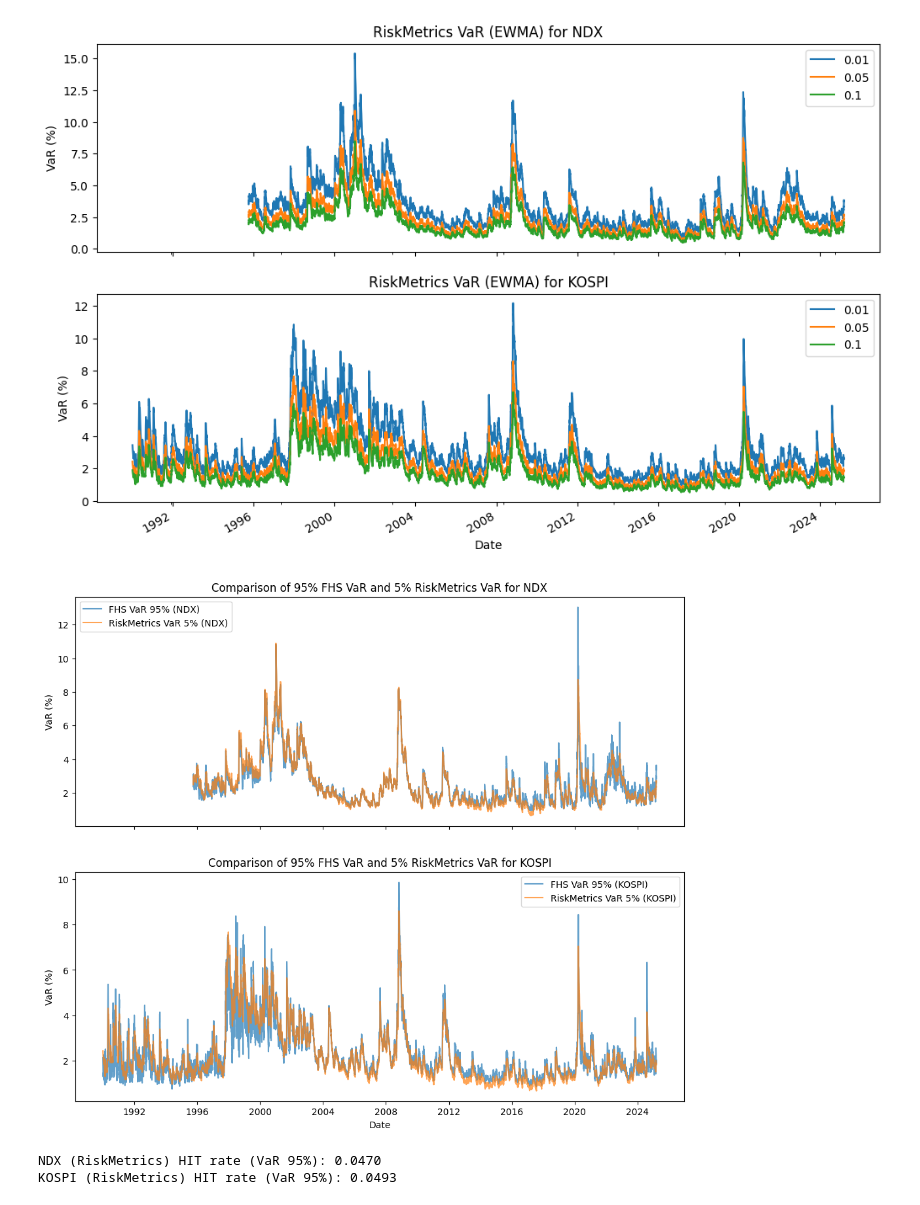
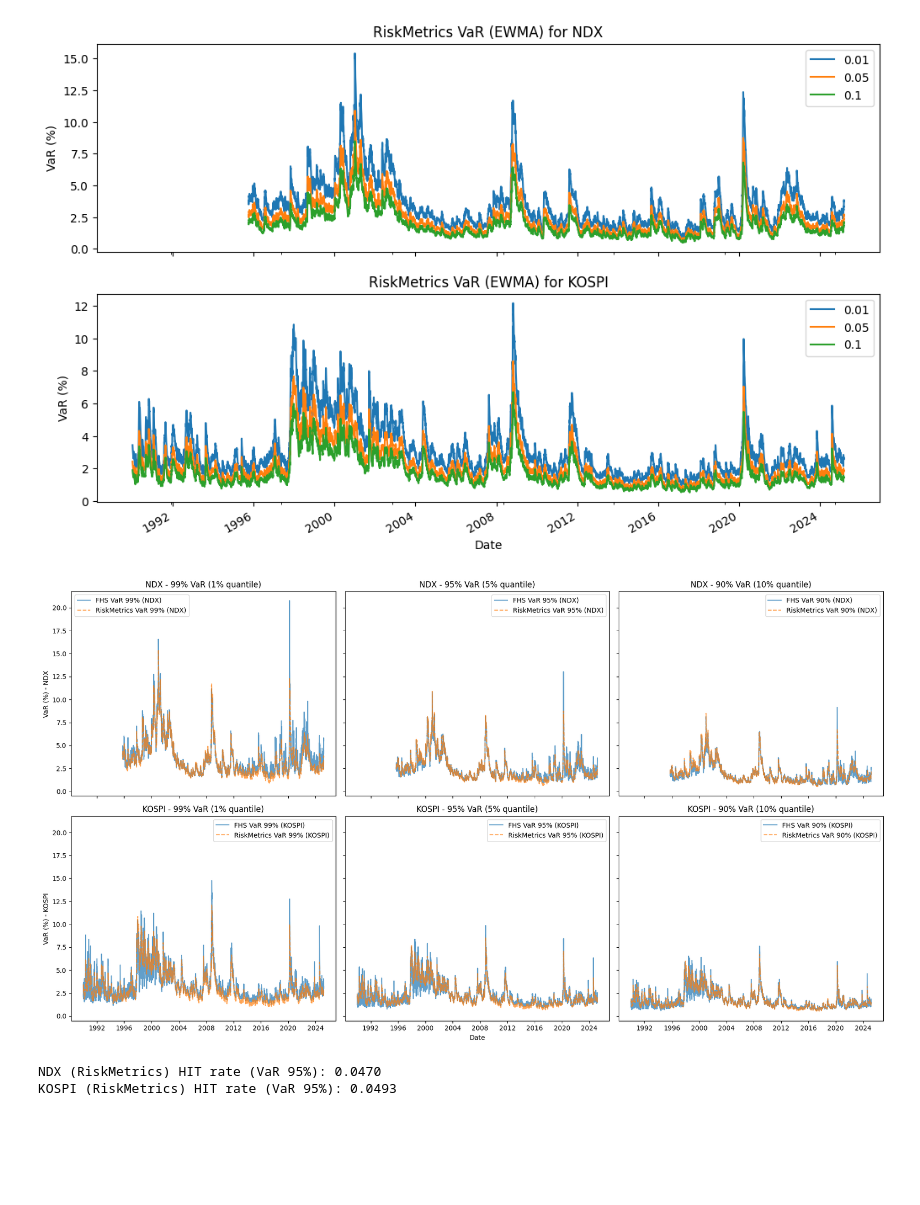
Before and after one commit to JiaqiSun45635/MFE-FE, a Jupyter notebook: PW4/Practical Work 4 Question 2 Latest (1).ipynb, the cells around one changed output. Drawn from its saved outputs; the diff is of its cells as text; code cells hidden in the pictures; blank space fills up the shorter version.

```diff
--- a/PW4/Practical Work 4 Question 2 Latest (1).ipynb
+++ b/PW4/Practical Work 4 Question 2 Latest (1).ipynb
@@ -646,29 +566,38 @@ plt.show()
 # %% [output]
 [figure]
 # %%
-# Compare 5% alpha results of FHS VaR and RiskMetrics VaR
-import matplotlib.pyplot as plt
+# Compare results of FHS VaR and RiskMetrics VaR
 
-fig, axes = plt.subplots(2, 1, figsize=(12, 10), sharex=True)
+fig, axes = plt.subplots(2, 3, figsize=(18, 10), sharex=True, sharey=True)
 
-# Plot 95% VaR for NDX
-axes[0].plot(ndx_var_df.index, ndx_var_df["VaR 95%"], label="FHS VaR 95% (NDX)", linestyle="-", alpha=0.7)
-axes[0].plot(ndx_var_riskmetrics_explicit.index, ndx_var_riskmetrics_explicit[0.05], label="RiskMetrics VaR 5% (NDX)", linestyle="-", alpha=0.7)
-axes[0].set_title("Comparison of 95% FHS VaR and 5% RiskMetrics VaR for NDX")
-axes[0].set_ylabel("VaR (%)")
-axes[0].legend()
+quantiles = [("VaR 99%", 0.01), ("VaR 95%", 0.05), ("VaR 90%", 0.10)]
+titles = ["99% VaR (1% quantile)", "95% VaR (5% quantile)", "90% VaR (10% quantile)"]
 
-# Plot 95% VaR for KOSPI
-axes[1].plot(kospi_var_df.index, kospi_var_df["VaR 95%"], label="FHS VaR 95% (KOSPI)", linestyle="-", alpha=0.7)
-axes[1].plot(kospi_var_riskmetrics_explicit.index, kospi_var_riskmetrics_explicit[0.05], label="RiskMetrics VaR 5% (KOSPI)", linestyle="-", alpha=0.7)
-axes[1].set_title("Comparison of 95% FHS VaR and 5% RiskMetrics VaR for KOSPI")
-axes[1].set_ylabel("VaR (%)")
-axes[1].set_xlabel("Date")
-axes[1].legend()
+# Plot for NDX (Row 1)
+for i, (var_label, riskmetrics_q) in enumerate(quantiles):
+    axes[0, i].plot(ndx_var_df.index, ndx_var_df[var_label], label=f"FHS {var_label} (NDX)", linestyle="-", alpha=0.7)
+    axes[0, i].plot(ndx_var_riskmetrics_explicit.index, ndx_var_riskmetrics_explicit[riskmetrics_q],
+                     label=f"RiskMetrics {var_label} (NDX)", linestyle="--", alpha=0.7)
+    axes[0, i].set_title(f"NDX - {titles[i]}")
+    axes[0, i].legend()
 
+# Plot for KOSPI (Row 2)
+for i, (var_label, riskmetrics_q) in enumerate(quantiles):
+    axes[1, i].plot(kospi_var_df.index, kospi_var_df[var_label], label=f"FHS {var_label} (KOSPI)", linestyle="-", alpha=0.7)
+    axes[1, i].plot(kospi_var_riskmetrics_explicit.index, kospi_var_riskmetrics_explicit[riskmetrics_q],
+                     label=f"RiskMetrics {var_label} (KOSPI)", linestyle="--", alpha=0.7)
+    axes[1, i].set_title(f"KOSPI - {titles[i]}")
+    axes[1, i].legend()
+
+# Labels for the axes
+axes[0, 0].set_ylabel("VaR (%) - NDX")
+axes[1, 0].set_ylabel("VaR (%) - KOSPI")
+axes[1, 1].set_xlabel("Date")
+
+plt.tight_layout()
 plt.show()
 # %% [output]
-[figure, old version]
+[figure, new version]
 # %%
 # Compute HITs for RiskMetrics VaR (EWMA model)
 ndx_hits_riskmetrics = compute_and_export_hits("NDX (RiskMetrics)", ndx_data["Return"], {"VaR 95%": ndx_var_riskmetrics_explicit[0.05]}, "ndx_combined2.csv")
```
Also changed, not shown: parts of 11 cells of this notebook.
